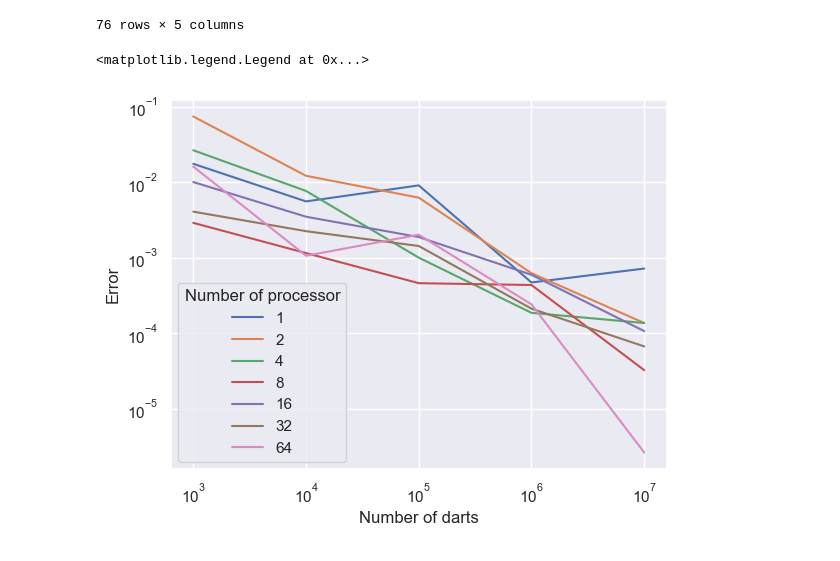
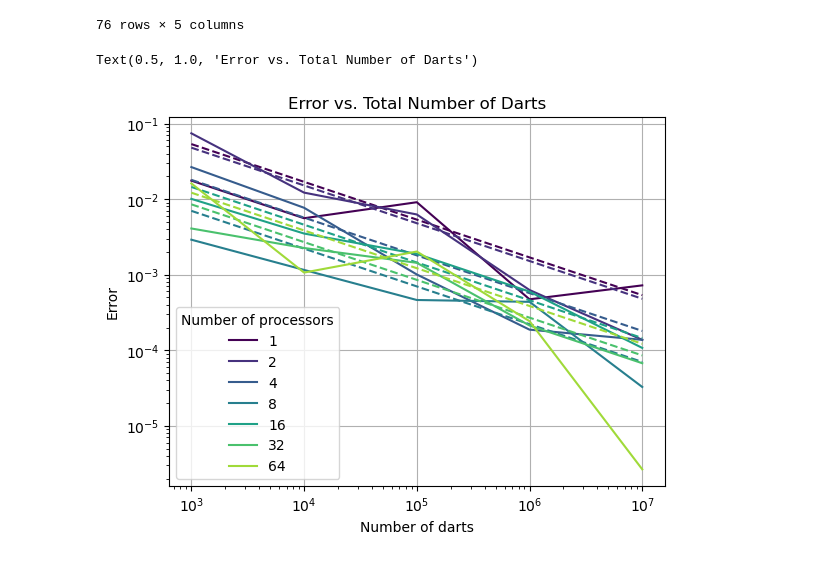
Before and after one commit to cmse822/project-2-pi-by-mpi-team-2, a Jupyter notebook: analysis.ipynb, the cells around one changed output. Saved outputs shown, nothing was run; the diff lists cells and outputs as text; code cells hidden in the pictures.

Commit message:
Error plot analysis

```diff
--- a/analysis.ipynb
+++ b/analysis.ipynb
@@ -1,6 +1,5 @@
 # %%
 import seaborn as sns
-sns.set_theme(style="darkgrid")
 import pandas as pd
 import numpy as np
 import matplotlib.pyplot as plt
@@ -25,19 +24,36 @@ df
 # %%
 # Calculate Error
 df["error"] = np.abs(df["pi_result"] - np.pi)
 
 # Plot results
 fig, ax = plt.subplots()
 
-for processors in np.unique(df["num_processors"]):
-    idx = (df["num_processors"] == processors) & (df["size_round"] == 100)
+cmap = plt.get_cmap('viridis')
+procc_list = np.unique(df["num_processors"])
+for i, processor in enumerate(procc_list):
+    # Get logical index
+    idx = (df["num_processors"] == processor) & (df["size_round"] == 100)
 
-    plt.plot(df["num_darts"].loc[idx], df["error"].loc[idx])
+    # Fit polynomials
+    y = np.square(df["error"].loc[idx]) * df["num_darts"].loc[idx]
+    x = df["num_darts"].loc[idx]
+
+    a = np.sqrt(np.polyfit(x,y,0))
+
+    # Plot results
+    line, = plt.plot(df["num_darts"].loc[idx], df["error"].loc[idx],c=cmap(i/len(procc_list)))
+    line.set_label(processor)
+
+    line_fit, = plt.plot(x,a/np.sqrt(x),linestyle='--')
+    line_fit.set_color(line.get_color())
+
 plt.yscale('log')
 plt.xscale('log')
 plt.xlabel("Number of darts")
 plt.ylabel("Error")
-plt.legend(np.unique(df["num_processors"]).astype("str"),title="Number of processor")
+plt.legend(title="Number of processors")
+plt.grid(True)
+plt.title("Error vs. Total Number of Darts")
 # %% [output]
-<matplotlib.legend.Legend at 0x...>
+Text(0.5, 1.0, 'Error vs. Total Number of Darts')
-[figure, old version]
+[figure, new version]
```
